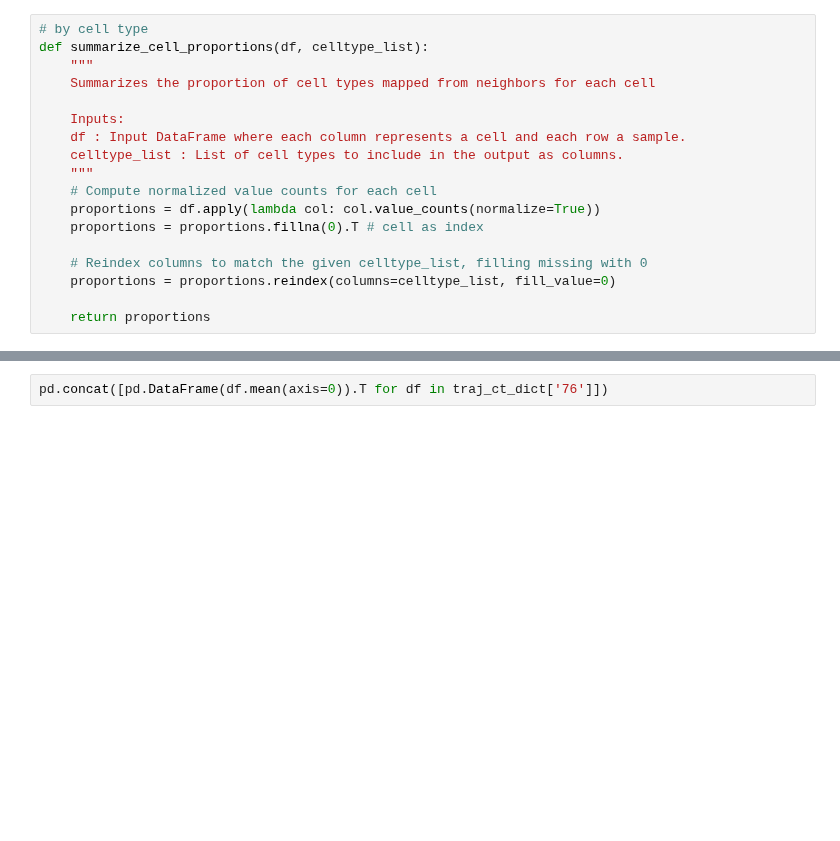
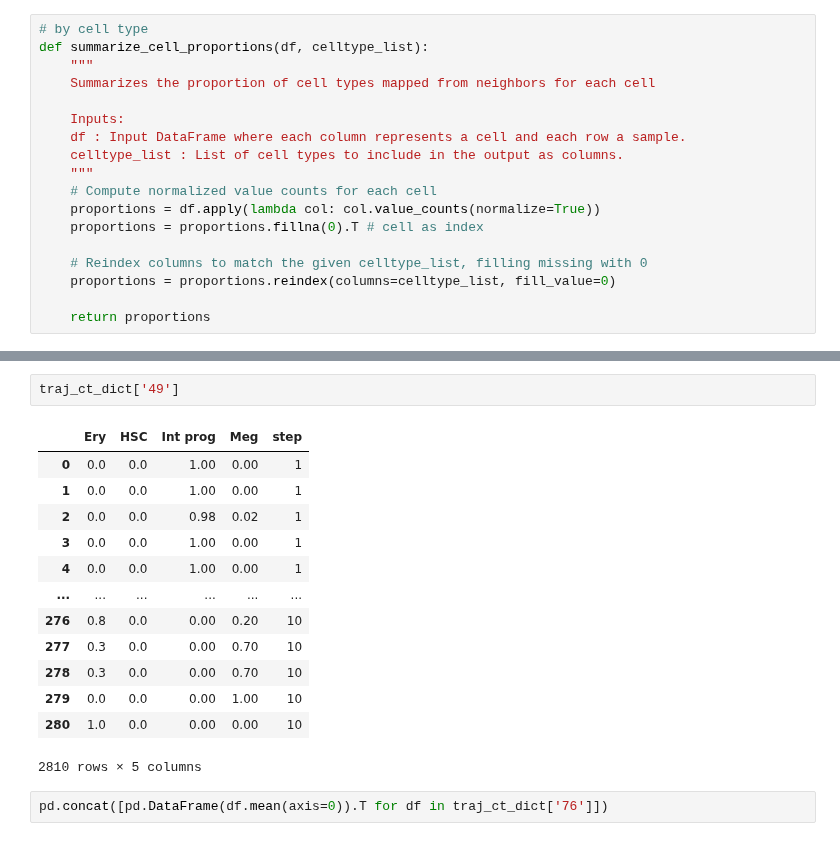
Before and after one commit to oZwZo/PINN_dynamics, a Jupyter notebook: Explore_Notebook/7.evaluation/7-14.evaluate_ery_mk_trajectory.ipynb, the cells around one changed output, grey strips where cells are left out. Saved outputs shown, nothing was run; the diff lists cells and outputs as text; blank space fills up the shorter version.

```diff
--- a/Explore_Notebook/7.evaluation/7-14.evaluate_ery_mk_trajectory.ipynb
+++ b/Explore_Notebook/7.evaluation/7-14.evaluate_ery_mk_trajectory.ipynb
@@ -306,3 +265,19 @@ dict_keys(['3', '7', '12', '27', '49', '76'])
+# %%
+traj_ct_dict['49']
+# %% [output]
+|  | Ery | HSC | Int prog | Meg | step |
+| 0 | 0.0 | 0.0 | 1.00 | 0.00 | 1 |
+| 1 | 0.0 | 0.0 | 1.00 | 0.00 | 1 |
+| 2 | 0.0 | 0.0 | 0.98 | 0.02 | 1 |
+| 3 | 0.0 | 0.0 | 1.00 | 0.00 | 1 |
+| 4 | 0.0 | 0.0 | 1.00 | 0.00 | 1 |
+| ... | ... | ... | ... | ... | ... |
+| 276 | 0.8 | 0.0 | 0.00 | 0.20 | 10 |
+| 277 | 0.3 | 0.0 | 0.00 | 0.70 | 10 |
+| 278 | 0.3 | 0.0 | 0.00 | 0.70 | 10 |
+| 279 | 0.0 | 0.0 | 0.00 | 1.00 | 10 |
+| 280 | 1.0 | 0.0 | 0.00 | 0.00 | 10 |
+2810 rows × 5 columns
 # %%
 pd.concat([pd.DataFrame(df.mean(axis=0)).T for df in traj_ct_dict['76']])
 # %% [output]
```
Also changed, not shown: parts of 21 cells of this notebook.
